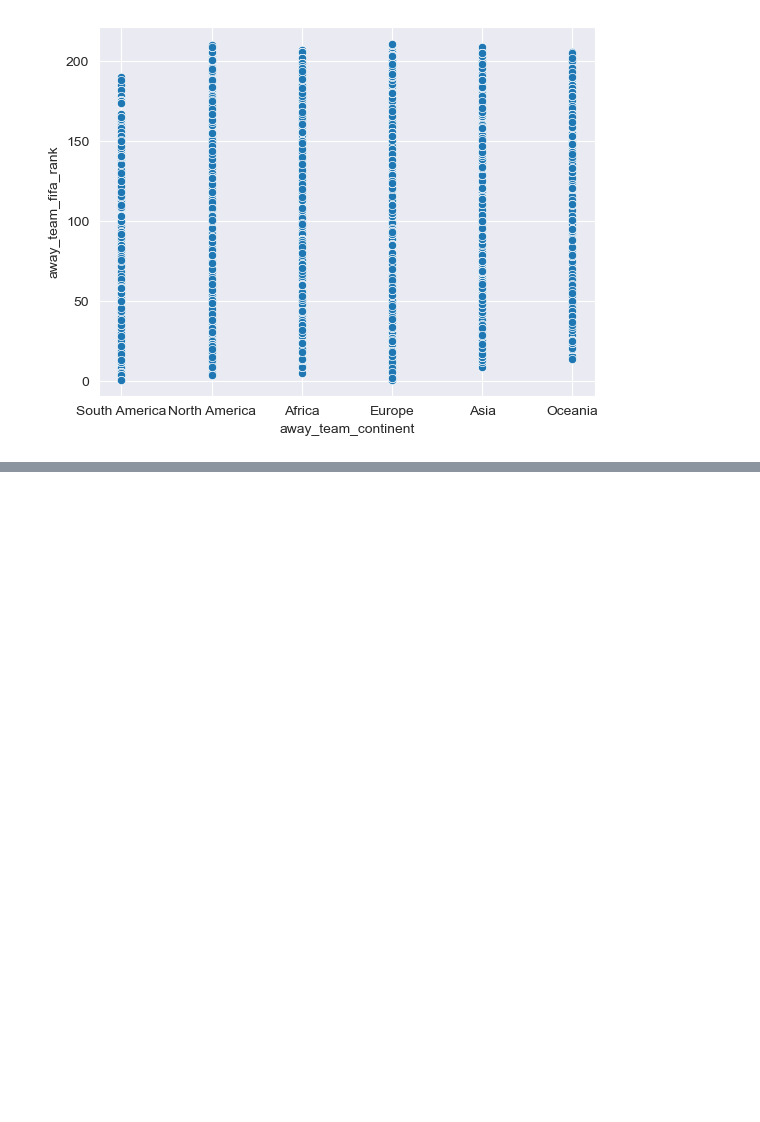
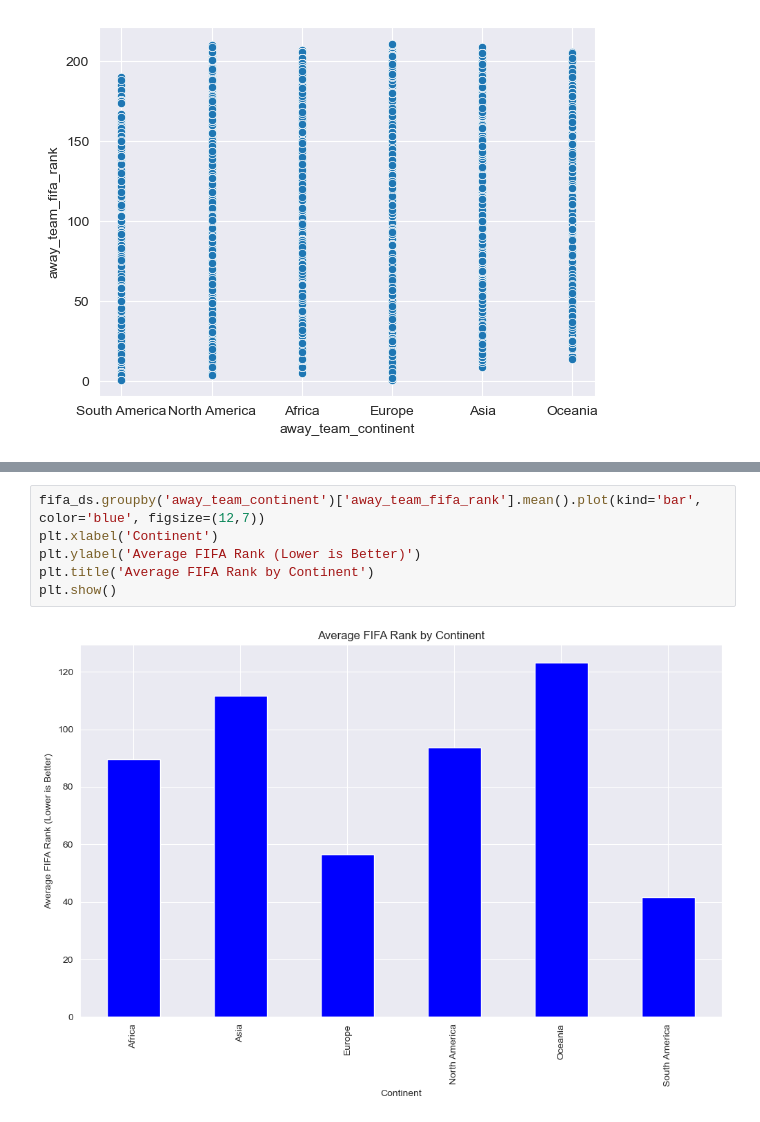
Before and after one commit to ZacharyHurt89/DataDivers_Group_Repo, a Jupyter notebook: Work_in_progress_GV/Fifa_worldcup.ipynb, the cells around one changed output, grey strips where cells are left out. Cells and saved outputs as stored; diff of their text form; blank space fills up the shorter version.

```diff
--- a/Work_in_progress_GV/Fifa_worldcup.ipynb
+++ b/Work_in_progress_GV/Fifa_worldcup.ipynb
@@ -236,0 +252,8 @@ plt.scatterplot(df('home'
+# %%
+fifa_ds.groupby('away_team_continent')['away_team_fifa_rank'].mean().plot(kind='bar', color='blue', figsize=(12,7))
+plt.xlabel('Continent')
+plt.ylabel('Average FIFA Rank (Lower is Better)')
+plt.title('Average FIFA Rank by Continent')
+plt.show()
+# %% [output]
+[figure, added]
```
Also changed, not shown: parts of 11 cells of this notebook.
